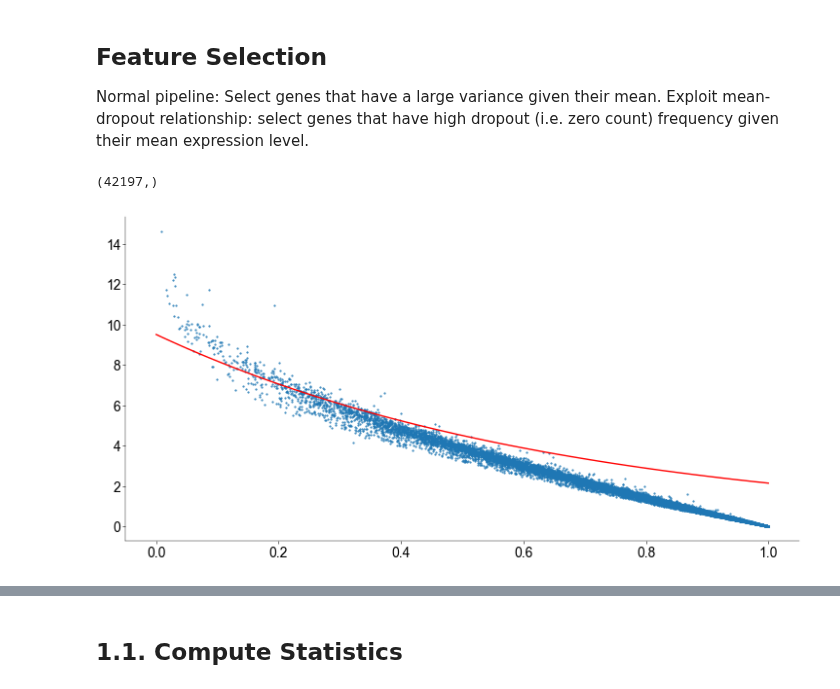
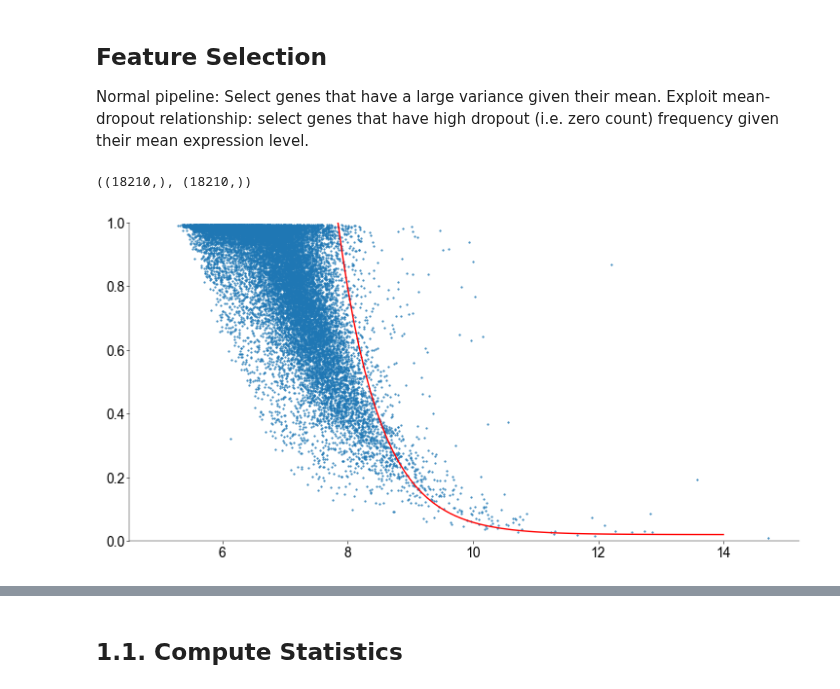
Before and after one commit to H-Kugler/neural-data-science, a Jupyter notebook: final_project/practical03_harri.ipynb, the cells around one changed output, grey strips where cells are left out. Drawn from its saved outputs; the diff is of its cells as text; code cells hidden in the pictures.

```diff
--- a/final_project/practical03_harri.ipynb
+++ b/final_project/practical03_harri.ipynb
@@ -276,37 +279,49 @@ exonLengths = exonLengths[keepgenes]
 Normal pipeline: Select genes that have a large variance given their mean.
 Exploit mean-dropout relationship: select genes that have high dropout (i.e. zero count) frequency given their mean expression level.
 # %%
+# exclude genes with less than 32 counts in all but 10 cells
+cmin = 32
+n_cells = np.sum(exonCounts >= cmin, axis=0)
+exclude = n_cells < 10
+
+variable_exonCounts = exonCounts[:, ~exclude]
+genes = genes[~exclude]
+
+variable_exonLengths = exonLengths[~exclude]
+
 # Calculate Mean Log Non-Zero Expression and Dropout Rate for Each Gene
-cmin = 32
 # dropout rate
-d_g = np.mean(exonCounts <= cmin, axis=0)
+d_g = np.mean(variable_exonCounts <= cmin, axis=0)
 
 # mean log non-zero expression
 # write ones for every value that is less than or equal to cmin (log(1) = 0)
-exonCounts[exonCounts <= cmin] = 1
-exonCounts_log = np.log2(exonCounts)
+variable_exonCounts[variable_exonCounts <= cmin] = 1
+variable_exonCount_log = np.log2(variable_exonCounts)
 m_g = np.array(
     [
-        np.mean(exonCounts_log[:, i][exonCounts_log[:, i] != 0])
-        for i in range(exonCounts_log.shape[1])
+        np.mean(
+            variable_exonCount_log[:, i][variable_exonCount_log[:, i] != 0]
+        )
+        for i in range(variable_exonCount_log.shape[1])
     ]
 )
-m_g.shape
+m_g.shape, d_g.shape
 # %% [output]
-(42197,)
+((18210,), (18210,))
 # %%
 def func(mu, b):
     return np.exp(-1.5 * (mu - b)) + 0.02
 # %%
-x = np.linspace(0, 1, 100)
+x = np.linspace(5, 14, 100)
 
 
 # plot d_g and m_g against each other
-plt.scatter(d_g, m_g, s=1)
-plt.plot(x, func(x, 1.5), color="red")
+plt.scatter(m_g, d_g, s=1)
+plt.plot(x, func(x, 7.83), color="red")
+plt.ylim(0, 1)
 
 plt.show()
 # %% [output]
-[figure, old version]
+[figure, new version]
 # %%
 # perform binary search to get 500 genes that fullfil the criteria
```
Also changed, not shown: parts of 19 cells of this notebook, 1 other file.
